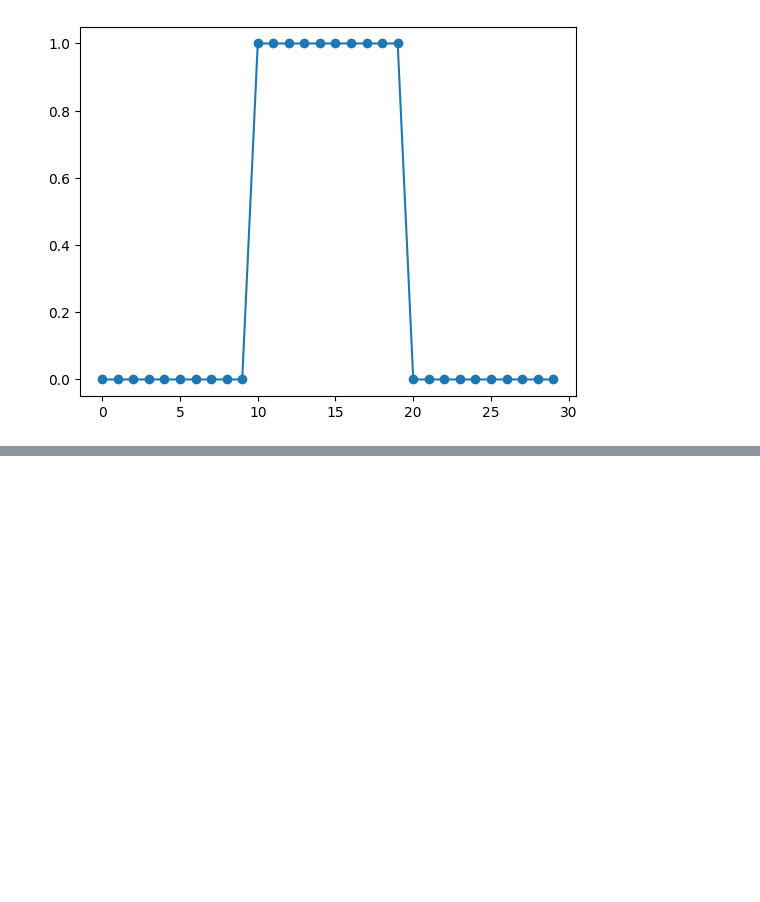
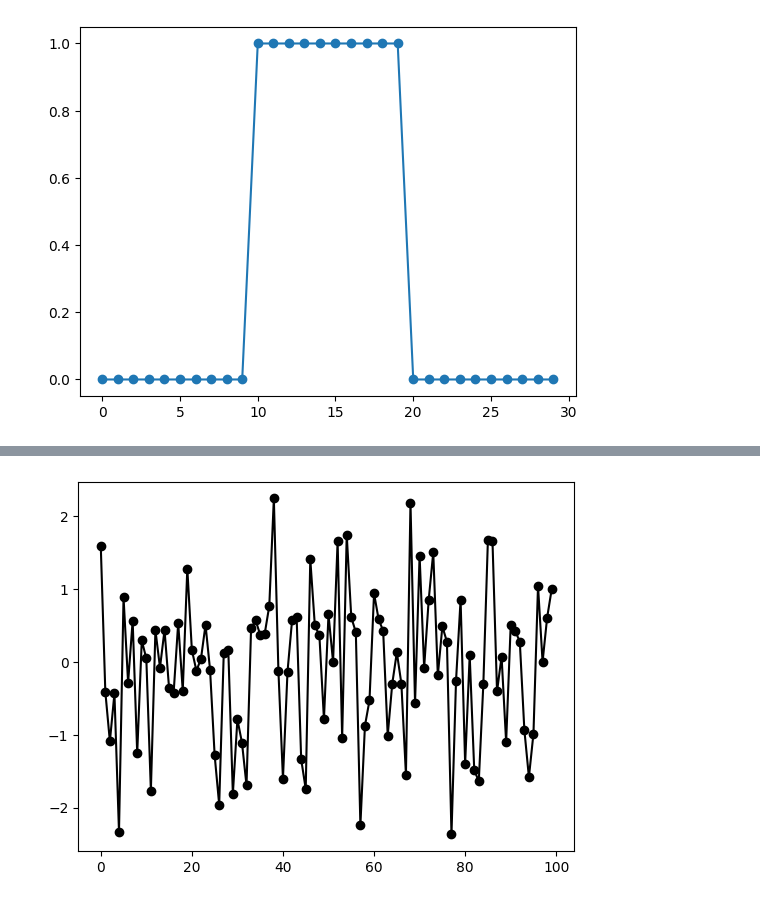
Before and after one commit to AyushDevadiga1/practice-programs, a Jupyter notebook: chapter4.ipynb, the cells around one changed output, grey strips where cells are left out. Cells and saved outputs as stored; diff of their text form; code cells hidden in the pictures; blank space fills up the shorter version.

```diff
--- a/chapter4.ipynb
+++ b/chapter4.ipynb
@@ -170,0 +189,7 @@ plt.show()
+# %%
+signal_jugged = np.random.randn(100)
+# %%
+plt.plot(signal_jugged,'ko-')
+plt.show()
+# %% [output]
+[figure, added]
```
Also changed, not shown: parts of 6 cells of this notebook.
